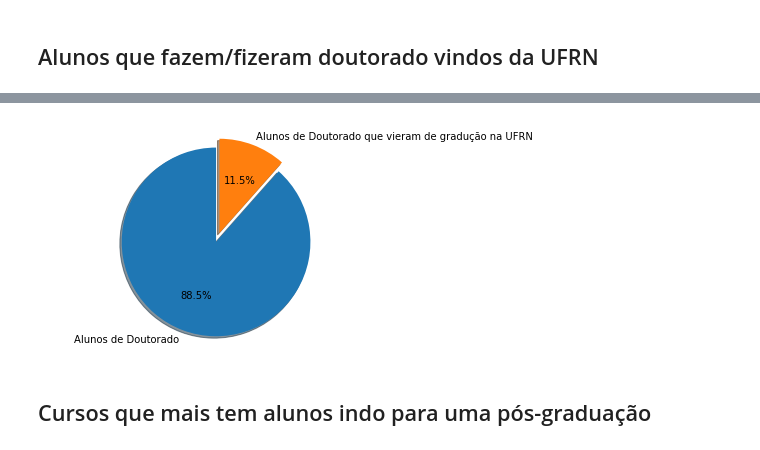
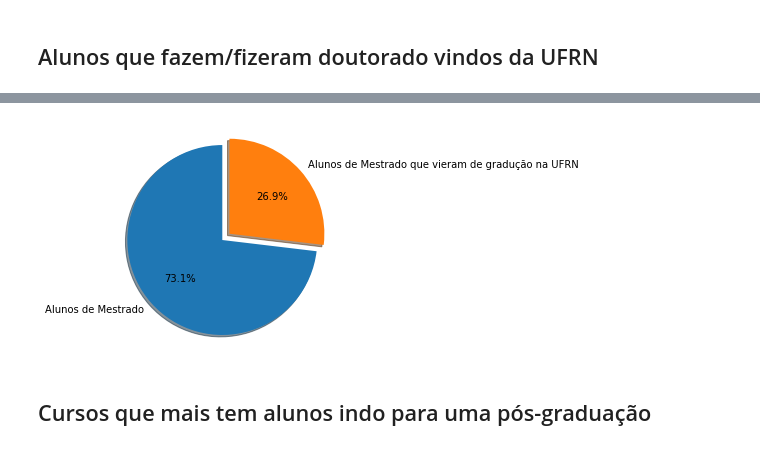
Before and after one commit to jeowf/pos-ufrn, a Jupyter notebook: Trabalho_Unidade_2.ipynb, the cells around one changed output, grey strips where cells are left out. Cells and saved outputs as stored; diff of their text form; code cells hidden in the pictures.

Commit message:
adicionada analise de mestrado

```diff
--- a/Trabalho_Unidade_2.ipynb
+++ b/Trabalho_Unidade_2.ipynb
@@ -58,2 +79,8 @@ alunos_all = pd.concat(alunos)
 # %% [markdown]
 # Filtrando dados
+# %%
+#filtra os alunos de graduação
+grad = alunos_all.loc[ alunos_all['nivel_ensino'] == 'GRADUAÇÃO'].drop_duplicates(["nome_discente"], keep='last')
+# %%
+#filtra os alunos de mestrado
+mest_all = alunos_all.loc[ alunos_all['nivel_ensino'] == 'MESTRADO']
@@ -59,0 +98,8 @@ alunos_all = pd.concat(alunos)
+# %%
+mest_ufrn = pd.concat([mest_all, grad])
+
+#map(lambda x: x.upper(), mest_ufrn["nome_discente"])
+
+mest_ufrn = mest_ufrn[mest_ufrn["nome_discente"].duplicated()]
+
+mest_ufrn = mest_ufrn.drop_duplicates(["nome_discente"], keep='last')
@@ -75,15 +169,17 @@ values = [dout_all.shape[0],dout_ufrn.shape[0]]
 # %%
+values = [mest_all.shape[0],mest_ufrn.shape[0]]
+
 #cria um gráfico para mostrar a proporção de alunos que fizeram a graduação e que fizeram/fazem doutorado
 fig1, ax1 = plt.subplots()
-labels = 'Alunos de Doutorado', 'Alunos de Doutorado que vieram de gradução na UFRN'
+labels = 'Alunos de Mestrado', 'Alunos de Mestrado que vieram de gradução na UFRN'
 explode = (0, 0.1)
 ax1.pie(values, explode=explode, labels=labels, autopct='%1.1f%%',
         shadow=True, startangle=90)
 ax1.axis('equal')
 
 plt.show()
 # %% [output]
-[figure, old version]
+[figure, new version]
 # %% [markdown]
 ## Cursos que mais tem alunos indo para uma pós-graduação
 # %%
```
Also changed, not shown: parts of 11 cells of this notebook.
